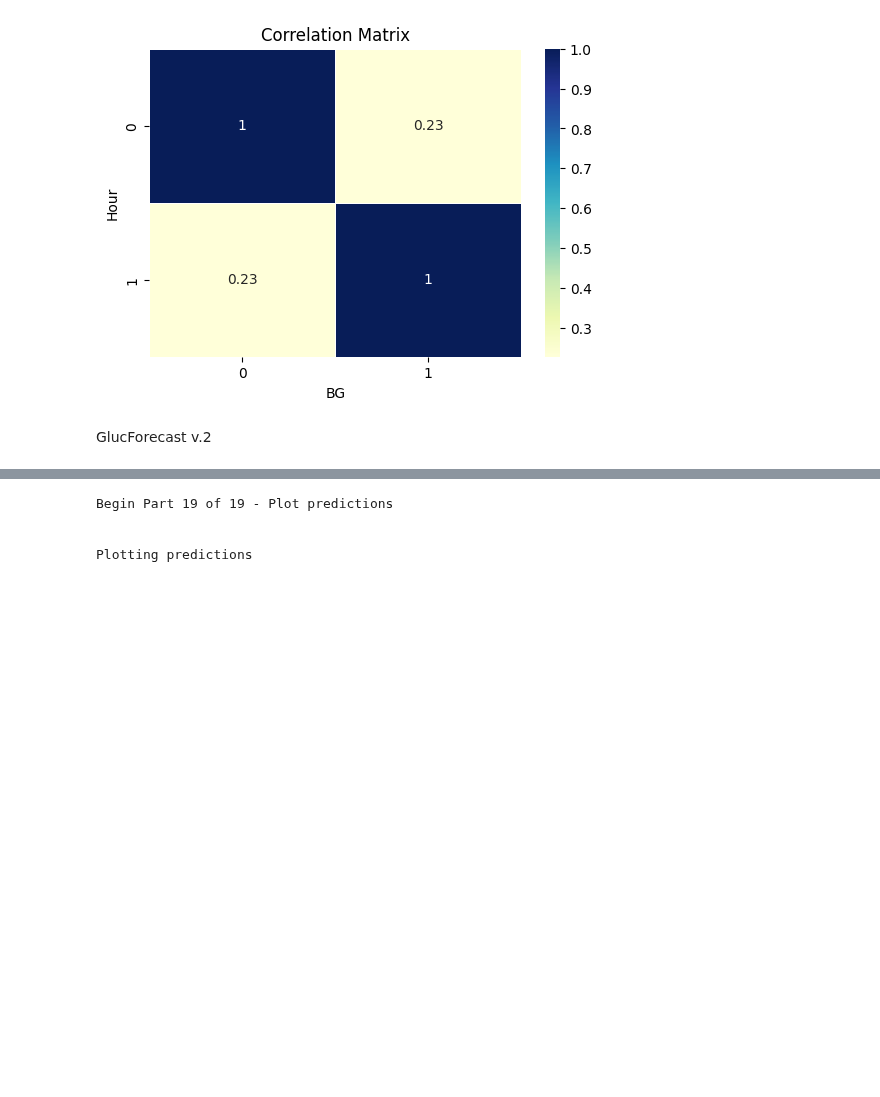
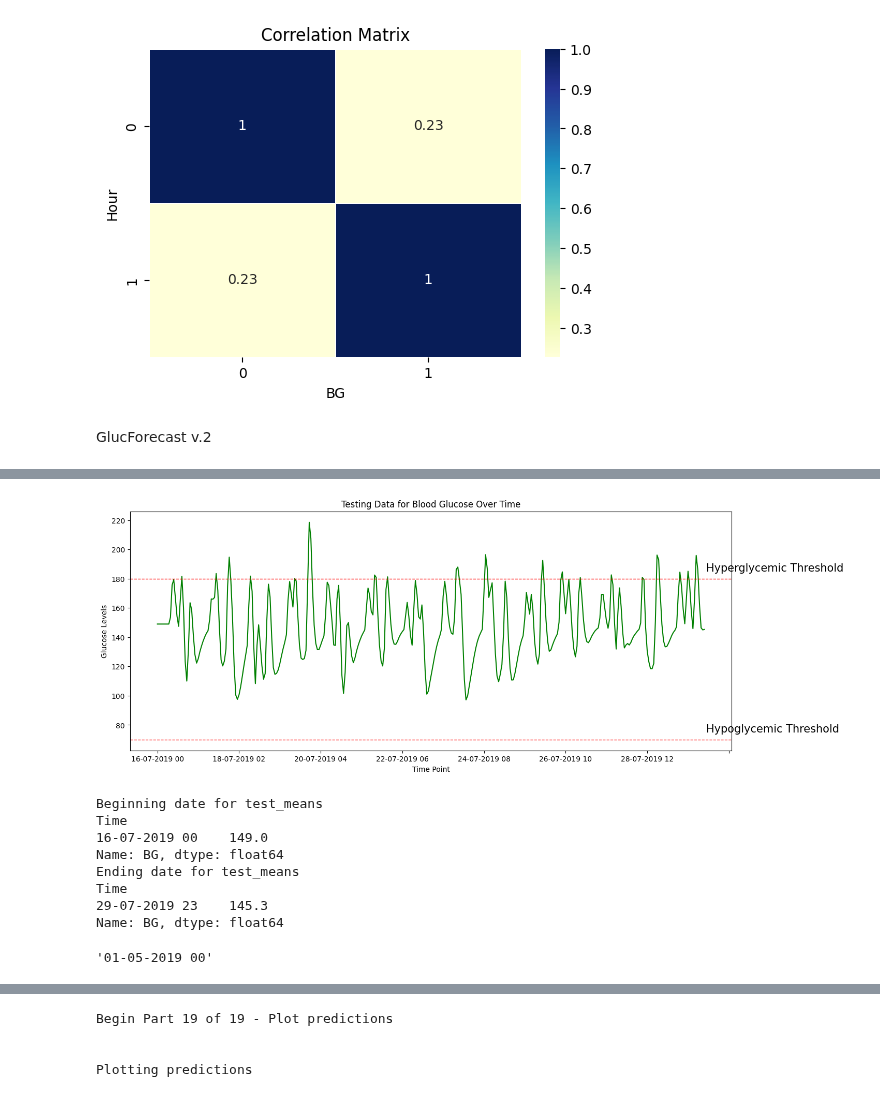
Before and after one commit to Pancrease/D-one, a Jupyter notebook: GlucForecast/GlucForecast.ipynb, the cells around one changed output, grey strips where cells are left out. Saved outputs shown, nothing was run; the diff lists cells and outputs as text; code cells hidden in the pictures; blank space fills up the shorter version.

```diff
--- a/GlucForecast/GlucForecast.ipynb
+++ b/GlucForecast/GlucForecast.ipynb
@@ -657,0 +310,36 @@ Mean square error = 58.90649461877042
+# %%
+# Group BG levels by Date and Hour in both df.  means is a Series object.
+test_data.Time = pd.to_datetime(test_data.Time,dayfirst=True).dt.strftime('%d-%m-%Y %H')
+test_data.BG = train_data.BG.astype(int)
+test_means = test_data['BG'].groupby([test_data.Time]).mean()
+
+# Plot means for testing set
+plt.figure(figsize=(15,6))
+test_means.plot(kind='line', color='green', title='Testing Data for Blood Glucose Over Time' )
+plt.xlabel('Time Point')
+plt.ylabel('Glucose Levels')
+plt.axhline(y=70,c='r',linestyle='--',linewidth=1)
+plt.axhline(y=180,c='r',linestyle='--',linewidth=1)
+plt.text(len(test_means),185,'Hyperglycemic Threshold',size=15)
+plt.text(len(test_means),75,'Hypoglycemic Threshold',size=15)
+plt.show()
+
+print('Beginning date for test_means')
+print(test_means[[0]])
+print('Ending date for test_means')
+print(test_means[[len(test_means) - 1]])
+# %% [output]
+[figure, added]
+Beginning date for test_means
+Time
+16-07-2019 00    149.0
+Name: BG, dtype: float64
+Ending date for test_means
+Time
+29-07-2019 23    145.3
+Name: BG, dtype: float64
+# %%
+t = train_means.index[[0][0]]
+str(t)
+# %% [output]
+'01-05-2019 00'
```
Also changed, not shown: parts of 43 cells of this notebook, 2 other files.
